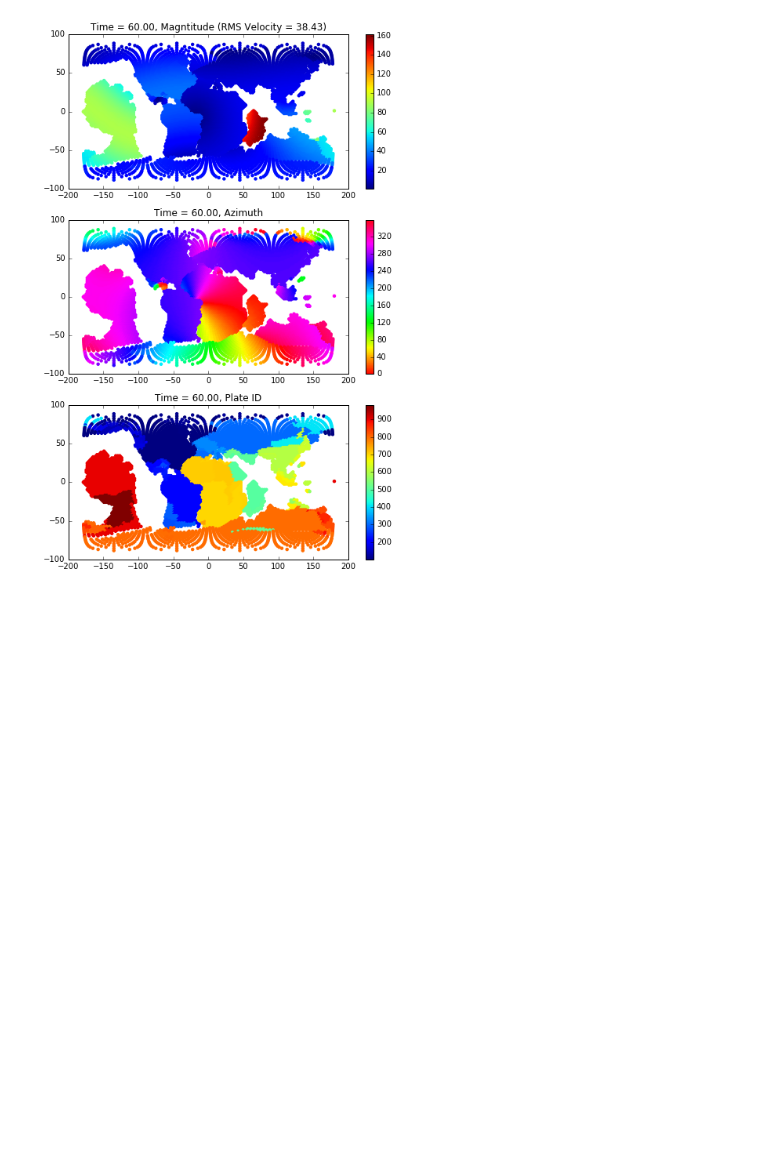
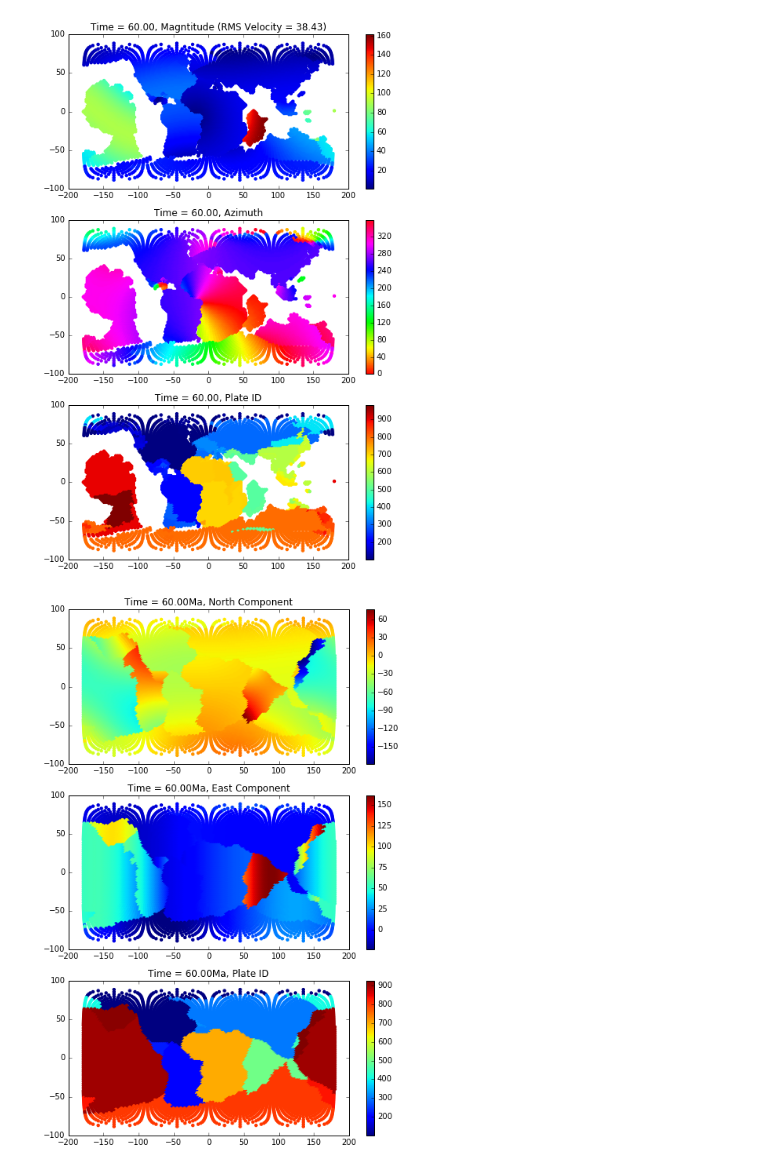
Before and after one commit to GPlates/gplates-web-service, a Jupyter notebook: python/request-plate-velocities.ipynb, the cells around one changed output. Drawn from its saved outputs; the diff is of its cells as text; code cells hidden in the pictures; blank space fills up the shorter version.

```diff
--- a/python/request-plate-velocities.ipynb
+++ b/python/request-plate-velocities.ipynb
@@ -71,3 +71,40 @@ plt.show()
 # %% [output]
 38.4259638145
 [figure]
+# %%
+import requests
+import json
+import geojson
+import numpy as np
+import matplotlib.pyplot as plt
+from mpl_toolkits.basemap import Basemap
+
+%matplotlib inline
+
+proxies = {'http':''}
+
+recon_time = 60
+
+# Send Request for coastlines
+r = requests.get('http://127.0.0.1:8000/velocity/plate_polygons/?time=%0.2f&velocity_type=east_north' % recon_time,
+                 proxies=proxies)
+tpb = json.loads(r.text)
+
+data = np.asarray(tpb['coordinates'])
+
+plt.figure(figsize=(8,12))
+plt.subplot(311)
+plt.scatter(data[:,0],data[:,1],c=data[:,2],edgecolors='')
+plt.title('Time = %0.2fMa, North Component' % (recon_time))
+plt.colorbar()
+plt.subplot(312)
+plt.scatter(data[:,0],data[:,1],c=data[:,3],edgecolors='')
+plt.title('Time = %0.2fMa, East Component' % (recon_time))
+plt.colorbar()
+plt.subplot(313)
+plt.scatter(data[:,0],data[:,1],c=data[:,4],edgecolors='')
+plt.title('Time = %0.2fMa, Plate ID' % (recon_time))
+plt.colorbar()
+plt.show()
+# %% [output]
+[figure, added]
```
Also changed, not shown: parts of 5 cells of this notebook, 2 other files.
